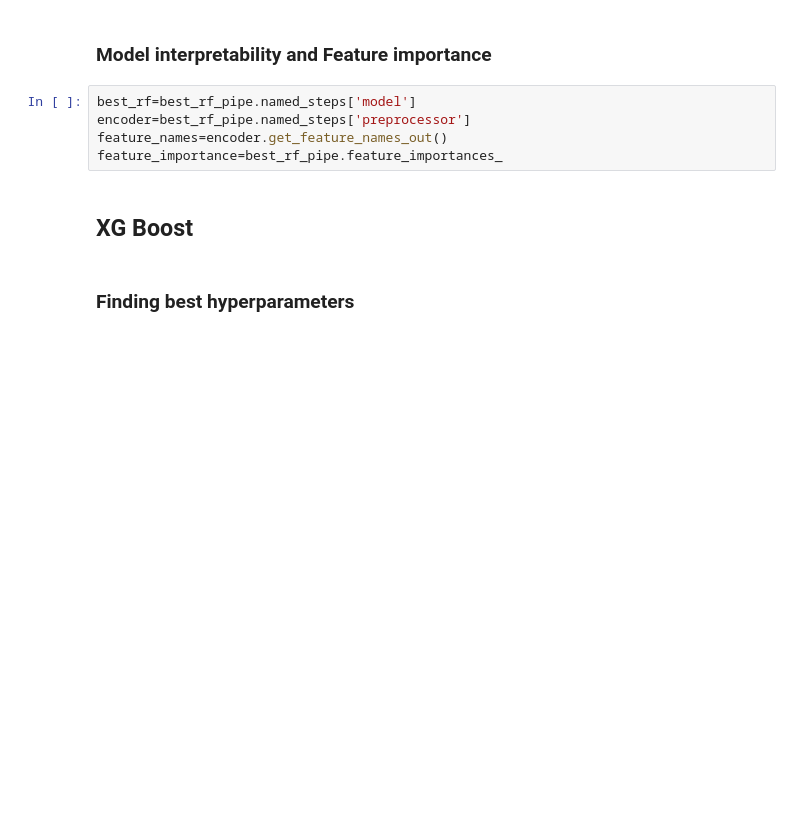
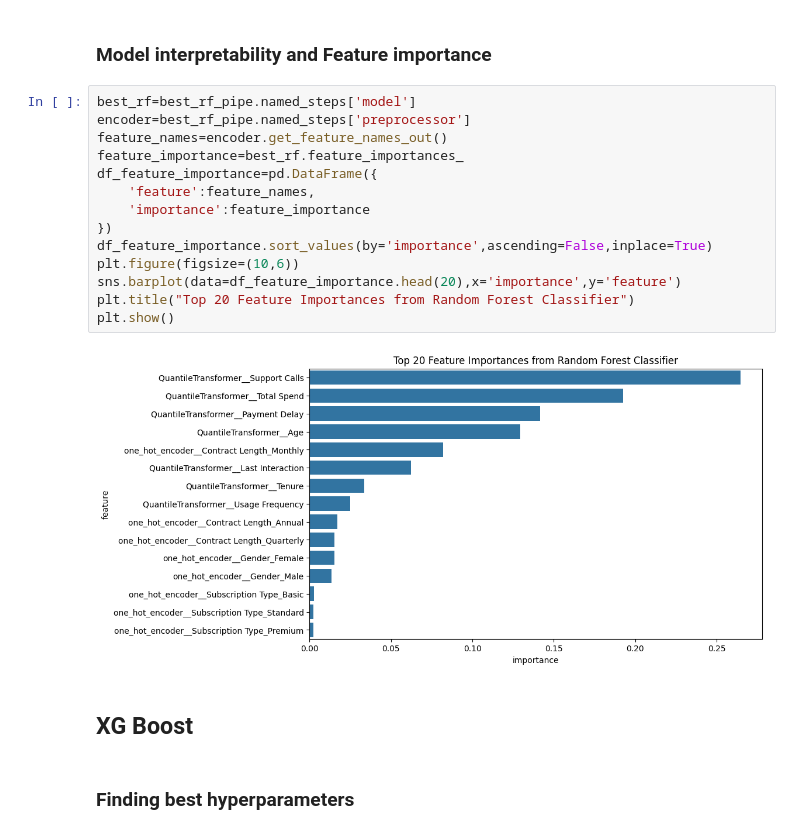
Before and after one commit to nickgeorgemathew/Customer-churn-prediction, a Jupyter notebook: notebooks/02_model.ipynb, the cells around one changed output. Saved outputs shown, nothing was run; the diff lists cells and outputs as text; blank space fills up the shorter version.

```diff
--- a/notebooks/02_model.ipynb
+++ b/notebooks/02_model.ipynb
@@ -340,8 +358,19 @@ confusion matrix [[41078  3865]
 # %%
 best_rf=best_rf_pipe.named_steps['model']
 encoder=best_rf_pipe.named_steps['preprocessor']
 feature_names=encoder.get_feature_names_out()
-feature_importance=best_rf_pipe.feature_importances_
+feature_importance=best_rf.feature_importances_
+df_feature_importance=pd.DataFrame({
+    'feature':feature_names,
+    'importance':feature_importance
+})
+df_feature_importance.sort_values(by='importance',ascending=False,inplace=True)
+plt.figure(figsize=(10,6))
+sns.barplot(data=df_feature_importance.head(20),x='importance',y='feature')
+plt.title("Top 20 Feature Importances from Random Forest Classifier")
+plt.show()
+# %% [output]
+[figure, added]
 # %% [markdown]
 ## XG Boost
 # %% [markdown]
```
Also changed, not shown: parts of 21 cells of this notebook.
